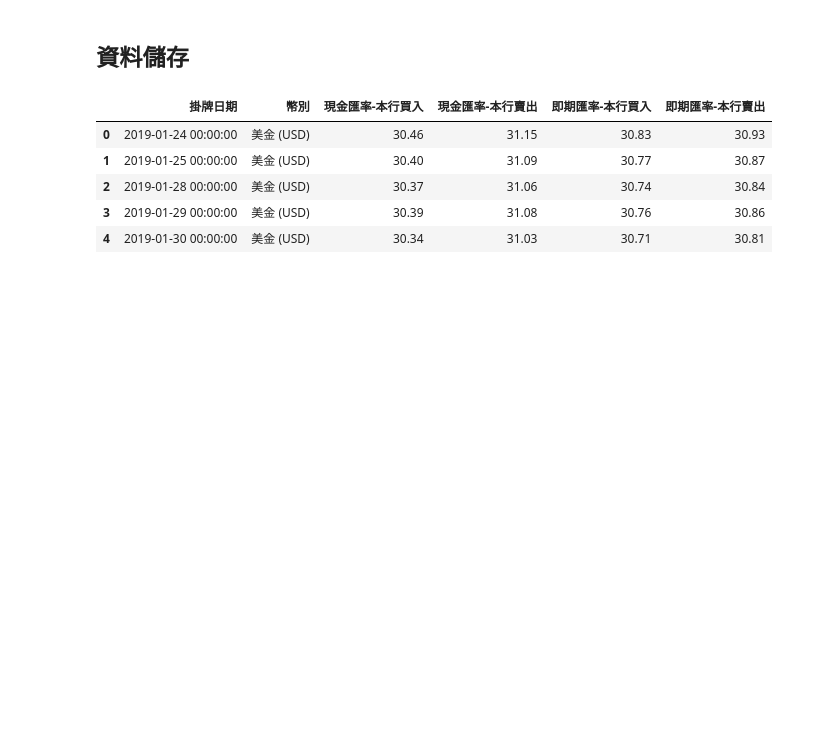
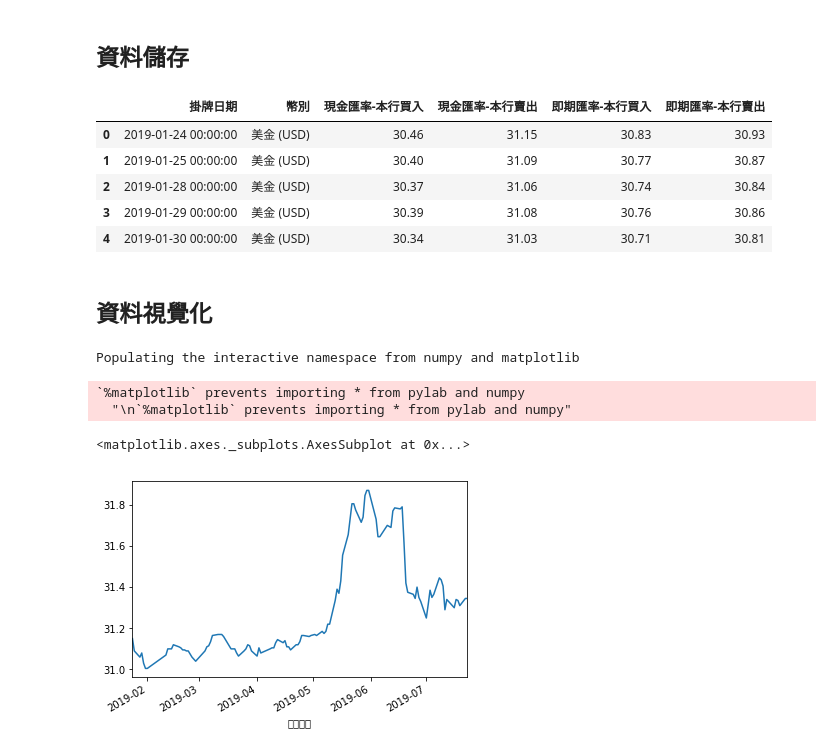
Before and after one commit to ywchiu/digiplus_ds, a Jupyter notebook: Demo20190723.ipynb, the cells around one changed output. Drawn from its saved outputs; the diff is of its cells as text; code cells hidden in the pictures; blank space fills up the shorter version.

```diff
--- a/Demo20190723.ipynb
+++ b/Demo20190723.ipynb
@@ -87,3 +87,14 @@ df2.head()
 | 2 | 2019-01-28 00:00:00 | 美金 (USD) | 30.37 | 31.06 | 30.74 | 30.84 |
 | 3 | 2019-01-29 00:00:00 | 美金 (USD) | 30.39 | 31.08 | 30.76 | 30.86 |
 | 4 | 2019-01-30 00:00:00 | 美金 (USD) | 30.34 | 31.03 | 30.71 | 30.81 |
+# %% [markdown]
+## 資料視覺化
+# %%
+%pylab inline
+df['現金匯率-本行賣出'].plot(kind = 'line')
+# %% [output]
+Populating the interactive namespace from numpy and matplotlib
+`%matplotlib` prevents importing * from pylab and numpy
+  "\n`%matplotlib` prevents importing * from pylab and numpy"
+<matplotlib.axes._subplots.AxesSubplot at 0x...>
+[figure, added]
```
Also changed, not shown: parts of 17 cells of this notebook.
